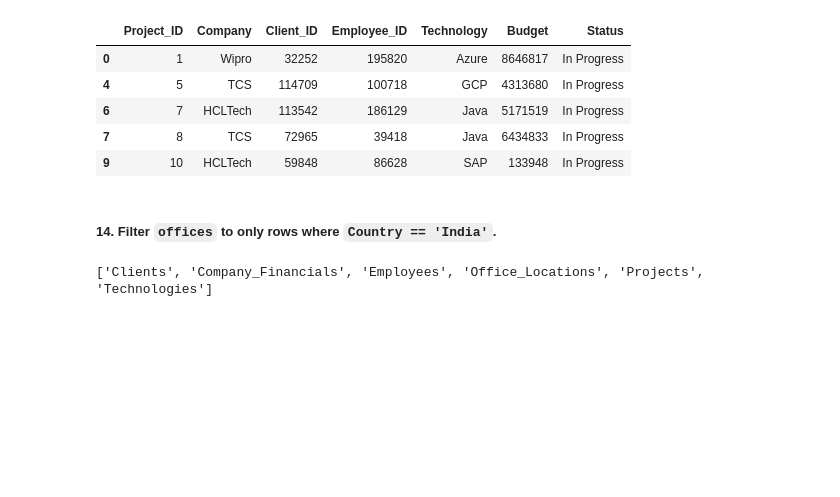
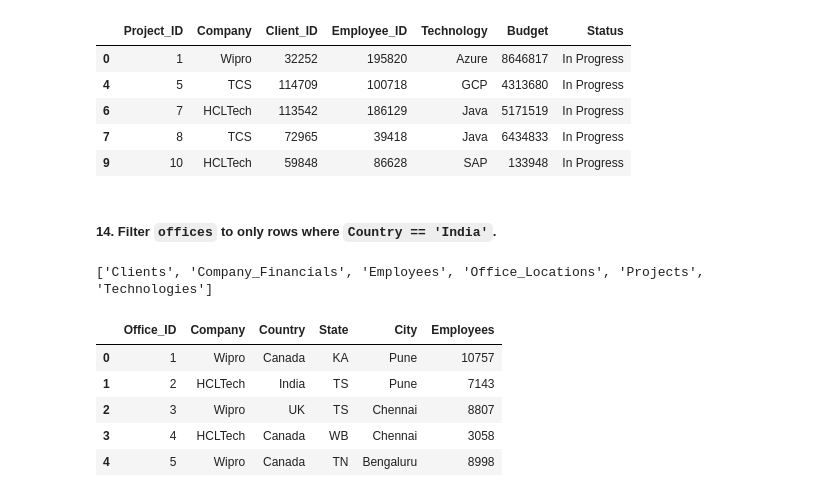
Before and after one commit to shiva3994/Projects, a Jupyter notebook: Python/L_Big4_India.ipynb, the cells around one changed output. Cells and saved outputs as stored; diff of their text form; code cells hidden in the pictures; blank space fills up the shorter version.

```diff
--- a/Python/L_Big4_India.ipynb
+++ b/Python/L_Big4_India.ipynb
@@ -244,3 +244,12 @@ data_dict['Projects'].loc[data_dict['Projects']['Status'] == 'In Progress'].head
 print(list(data_dict.keys()))
 # %% [output]
 ['Clients', 'Company_Financials', 'Employees', 'Office_Locations', 'Projects', 'Technologies']
+# %%
+data_dict['Office_Locations'].head()
+# %% [output]
+|  | Office_ID | Company | Country | State | City | Employees |
+| 0 | 1 | Wipro | Canada | KA | Pune | 10757 |
+| 1 | 2 | HCLTech | India | TS | Pune | 7143 |
+| 2 | 3 | Wipro | UK | TS | Chennai | 8807 |
+| 3 | 4 | HCLTech | Canada | WB | Chennai | 3058 |
+| 4 | 5 | Wipro | Canada | TN | Bengaluru | 8998 |
```
Also changed, not shown: parts of 7 cells of this notebook.
